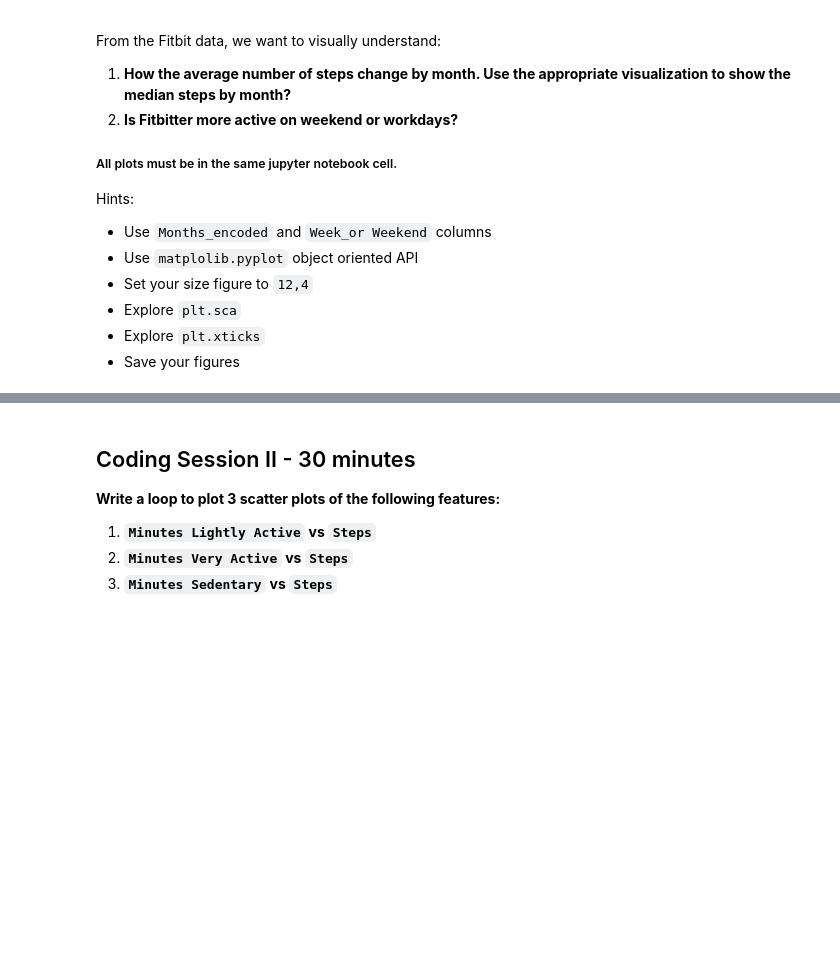
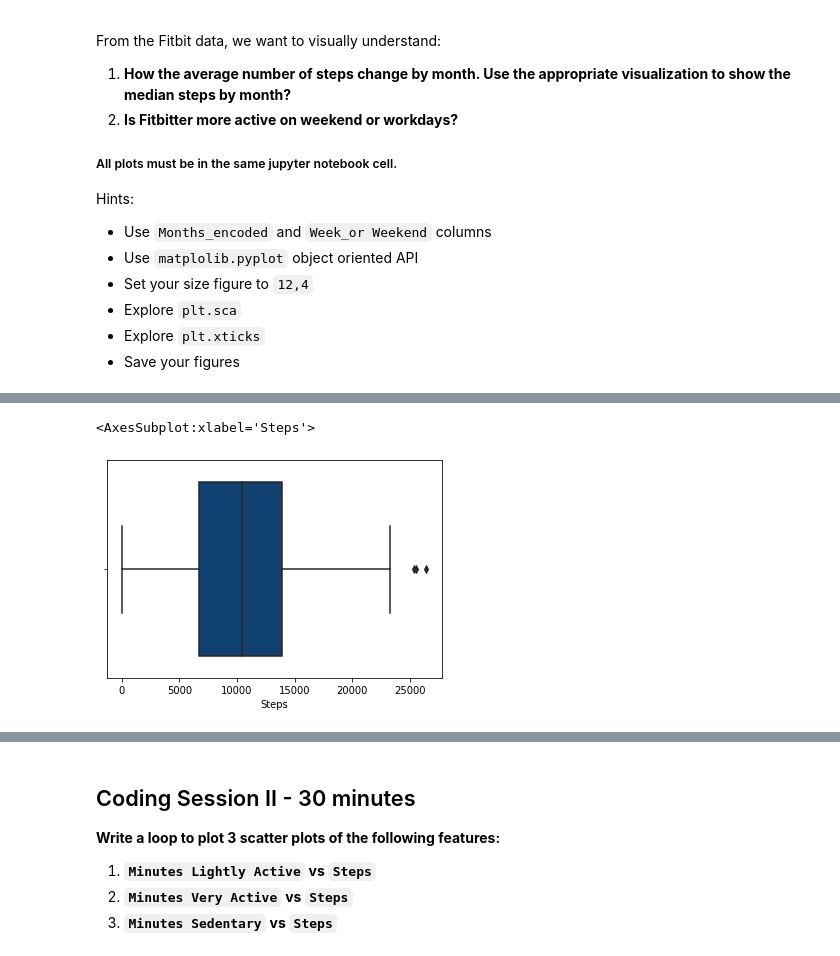
Before and after one commit to Ironhack-Data-Madrid-Enero-2021/lab-visualization-extra, a Jupyter notebook: challenge-1.ipynb, the cells around one changed output, grey strips where cells are left out. Cells and saved outputs as stored; diff of their text form; code cells hidden in the pictures; blank space fills up the shorter version.

```diff
--- a/challenge-1.ipynb
+++ b/challenge-1.ipynb
@@ -42,0 +95,5 @@ Hints:
+# %%
+sns.boxplot(x=fitbit.Steps, palette = "ocean",)
+# %% [output]
+<AxesSubplot:xlabel='Steps'>
+[figure, added]
```
Also changed, not shown: parts of 15 cells of this notebook, 1 other file.
